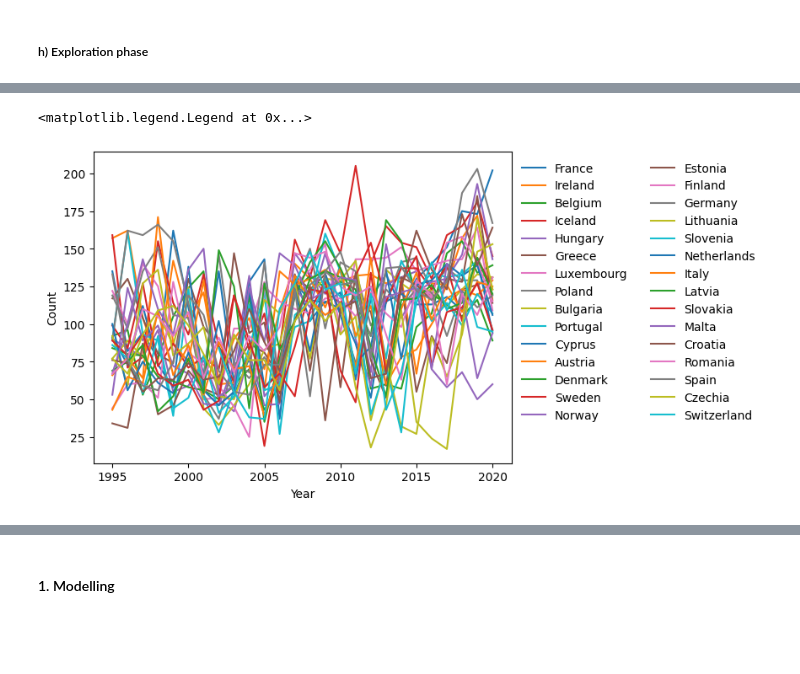
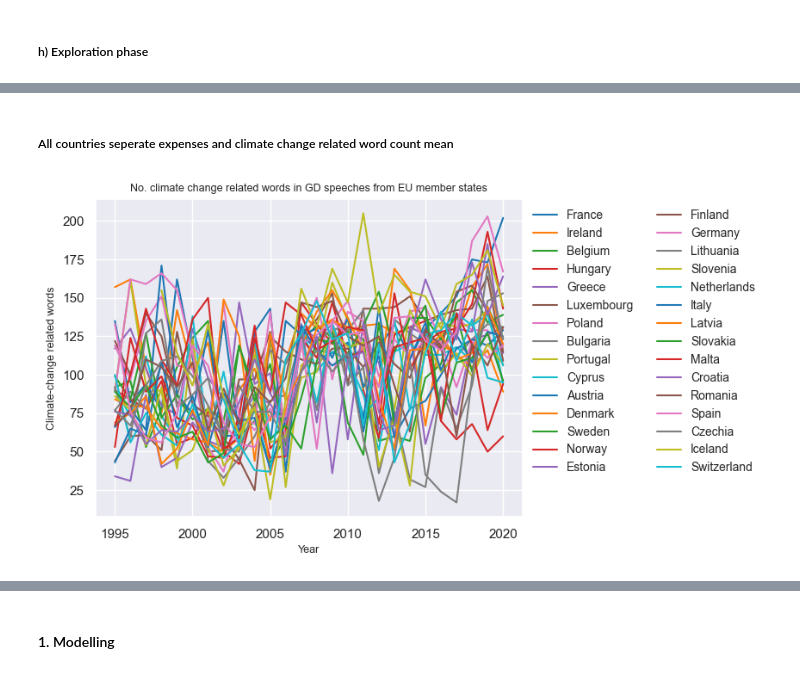
Before and after one commit to himayla/FDS_assign1, a Jupyter notebook: assign1.ipynb, the cells around one changed output, grey strips where cells are left out. Saved outputs shown, nothing was run; the diff lists cells and outputs as text; code cells hidden in the pictures; blank space fills up the shorter version.

```diff
--- a/assign1.ipynb
+++ b/assign1.ipynb
@@ -68,12 +68,12 @@ cofog.rename(columns={cofog.columns[0]: "ISO-alpha2 Code"}, inplace=True)
 # Perform some preprocessing
 cofog = cofog.melt(id_vars=["ISO-alpha2 Code"], var_name="Year", value_name='Expenses') # Transpose
 cofog['Year'] = cofog['Year'].astype(int) # Typecasting
-cofog.loc[:,'Expenses'] = cofog.loc[:,'Expenses'].replace('', np.isnan) # Replace EL with GR to align with ISO
-cofog.loc[:,'Expenses'] = cofog.loc[:,'Expenses'].dropna()
+cofog.loc[:,'Expenses'] = cofog.loc[:,'Expenses'].replace(': ', np.nan) # Replace EL with GR to align with ISO
+cofog.dropna(how='any', inplace=True)
 cofog['Expenses'] = cofog['Expenses'].astype(str).str.strip().str.extract(r'(\d+.\d+)').astype('float')
 cofog.loc[:,'ISO-alpha2 Code'] = cofog.loc[:,'ISO-alpha2 Code'].replace('EL', 'GR') # Replace EL with GR to align with ISO
 
-cofog.head() #Shape (832, 3)
+cofog.head() #Shape (829, 3)
 # %% [output]
 |  | ISO-alpha2 Code | Year | Expenses |
 | 0 | AT | 1995 | 55.8 |
@@ -322,0 +302,26 @@ From here some extra exploration
+# %%
+import matplotlib.pyplot as plt
+import seaborn as sns
+
+# Set styling parameters for sns
+sns.set_theme(); sns.set_context('notebook'); sns.set_style('darkgrid')
+
+X = grouped['Year'].values
+y1 = grouped['Count'].values
+y2 = grouped['Expenses'].values
+
+fig, ax = plt.subplots(2,1)
+
+sns.lineplot(x=X, y=y1, color="steelblue", ax=ax[0])
+sns.lineplot(x=X, y=y2, color="orange", ax=ax[1])
+
+ax[0].set_xlabel("Year", fontsize=9)
+ax[0].set_ylabel("Climate-change related words", fontsize=9)
+ax[0].set_title("No. climate change related words in GD speeches from EU member states",fontsize=11)
+
+ax[1].set_xlabel("Year", fontsize=9)
+ax[1].set_ylabel("Percentage GDP on environmental protection", fontsize=9)
+ax[1].set_title("Mean percentage GDP spend on environmental protection by the EU member states", fontsize=11)
+
+fig.tight_layout(pad=0.4, w_pad=0.5, h_pad=1.0)
+plt.show()
@@ -336,7 +373,14 @@ ax.legend(ncol=1, bbox_to_anchor=(1, 1), frameon=False)
+# %% [markdown]
+##### All countries seperate expenses and climate change related word count mean
 # %%
 # Climate related word count for countries (in EU)
 ax = sns.lineplot(x="Year", y="Count", hue='Country or Area', data=df_final, palette='tab10')
-ax.legend(ncol=2, bbox_to_anchor=(1, 1), frameon=False)
+
+ax.set_xlabel("Year", fontsize=9)
+ax.set_ylabel("Climate-change related words", fontsize=9)
+ax.set_title("No. climate change related words in GD speeches from EU member states",fontsize=9)
+ax.legend(ncol=2, bbox_to_anchor=(1, 1), fontsize='small', frameon=False)
+
+plt.show()
 # %% [output]
-<matplotlib.legend.Legend at 0x...>
-[figure, old version]
+[figure, new version]
```
Also changed, not shown: parts of 32 cells of this notebook, 1 other file.
